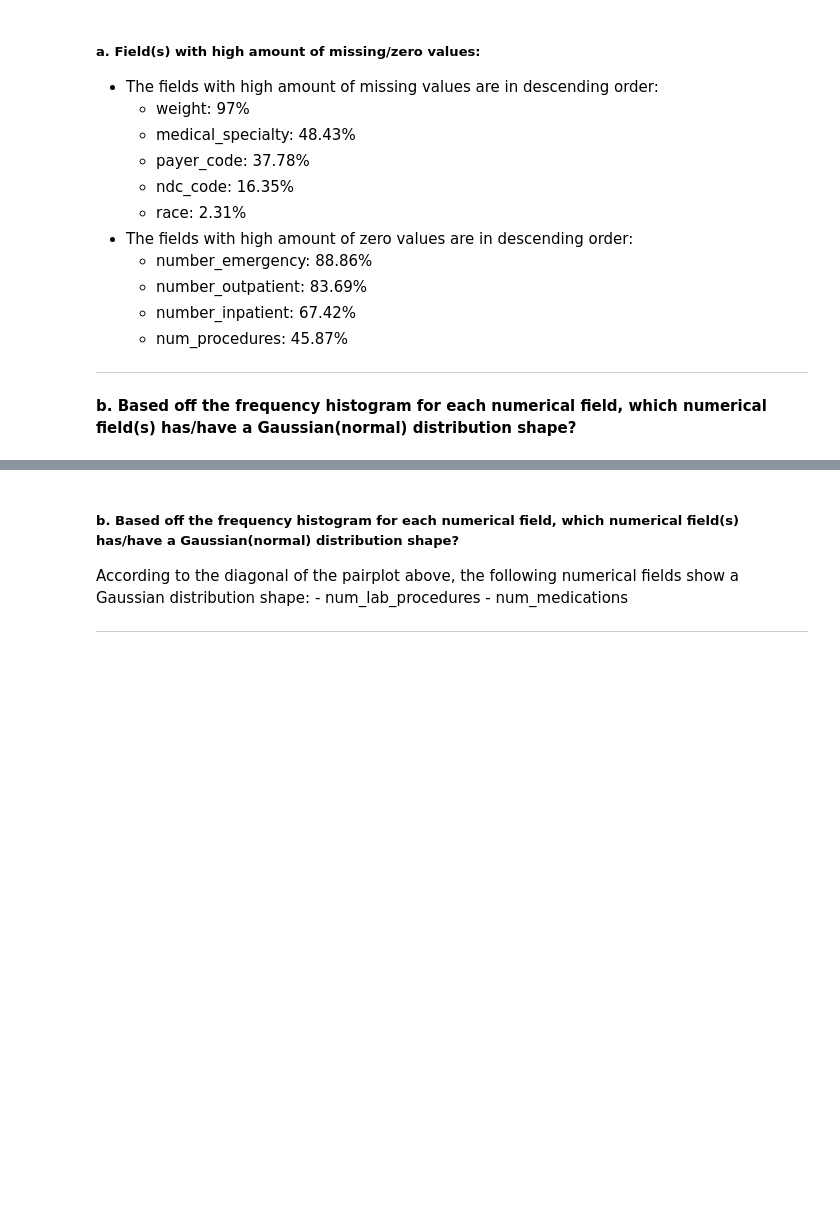
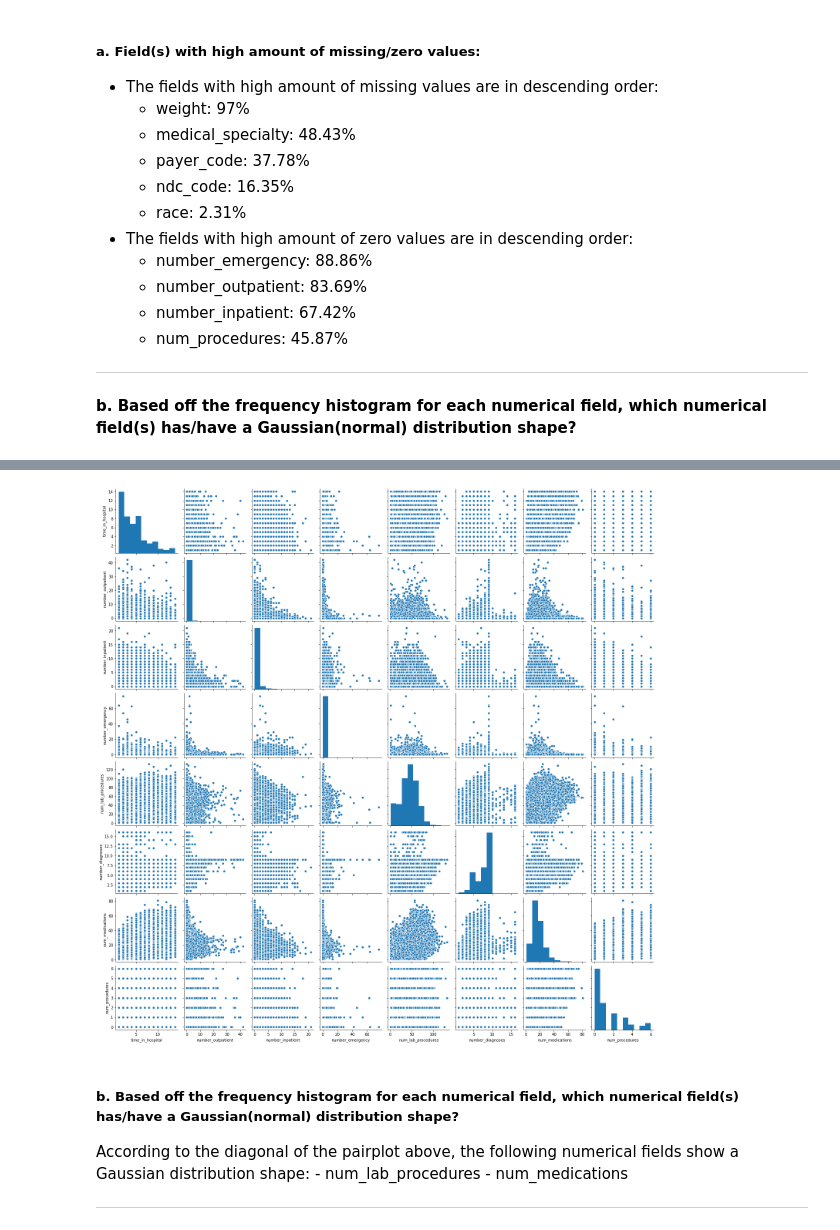
Before and after one commit to pdagger/AI_Healthcare_Projects, a Jupyter notebook: Patient_Selection_for_Diabetes_Drug/starter_code/student_project.ipynb, the cells around one changed output, grey strips where cells are left out. Saved outputs shown, nothing was run; the diff lists cells and outputs as text; code cells hidden in the pictures; blank space fills up the shorter version.

Commit message:
Corrected numerical features for distributions

```diff
--- a/Patient_Selection_for_Diabetes_Drug/starter_code/student_project.ipynb
+++ b/Patient_Selection_for_Diabetes_Drug/starter_code/student_project.ipynb
@@ -198,0 +239,16 @@ g = sns.pairplot(df)
+# %%
+# Find numerical and categorical fields from schema df
+types_dic = {"numerical": [], "categorical": [], "other": []}
+for i in range(len(schema_df)):
+    if (schema_df.Type.iloc[i] in "numerical\n"):
+        types_dic["numerical"].append(schema_df["Feature Name\n"].iloc[i])
+    elif (schema_df.Type.iloc[i] in "categorical"):
+        types_dic["categorical"].append(schema_df["Feature Name\n"].iloc[i])
+    else:
+        types_dic["other"].append(schema_df["Feature Name\n"].iloc[i])
+
+print("Numerical features: \n {}".format(types_dic["numerical"]))
+print("Categorical features: \n {}".format(types_dic["categorical"]))
+print("Other type features (ID numbers): \n {}".format(types_dic["other"]))
+print("Number of features in type_dic equal to number of features in schema_df? ", \
+      (len(types_dic["numerical"]) + len(types_dic["categorical"]) + len(types_dic["other"]) == len(schema_df)))
@@ -199,3 +263,9 @@ g = sns.pairplot(df)
+# %%
+# pairplot of numerical features
+# we are interested in the diagonal
+g = sns.pairplot(df[types_dic["numerical"]])
+# %% [output]
+[figure, added]
 # %% [markdown]
 ##### b. Based off the frequency histogram for each numerical field, which numerical field(s) has/have a Gaussian(normal) distribution shape?
 
```
Also changed, not shown: parts of 7 cells of this notebook.
